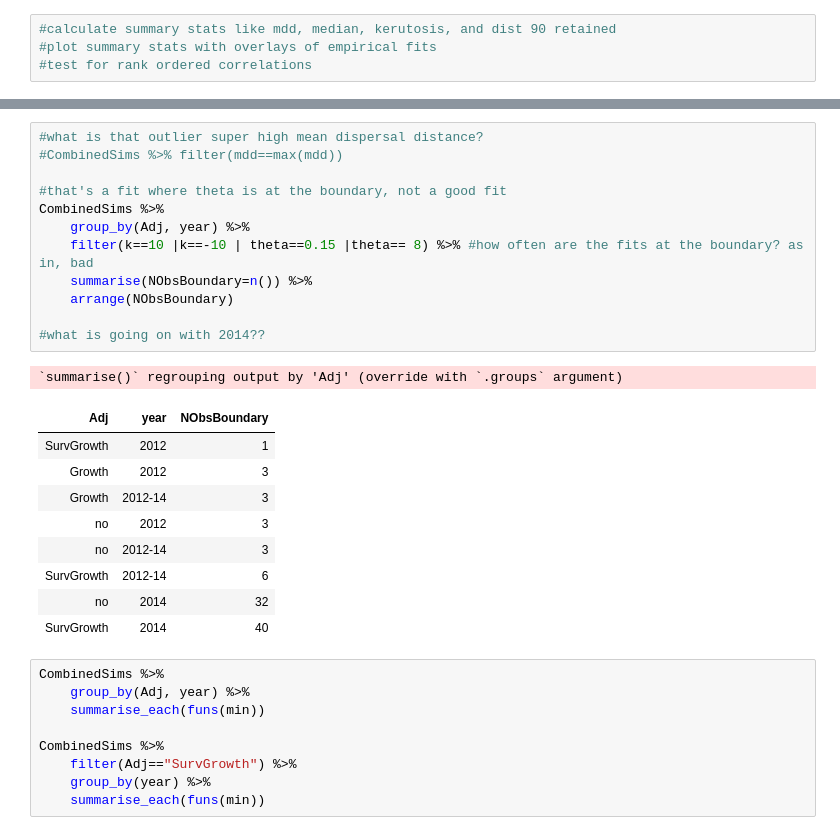
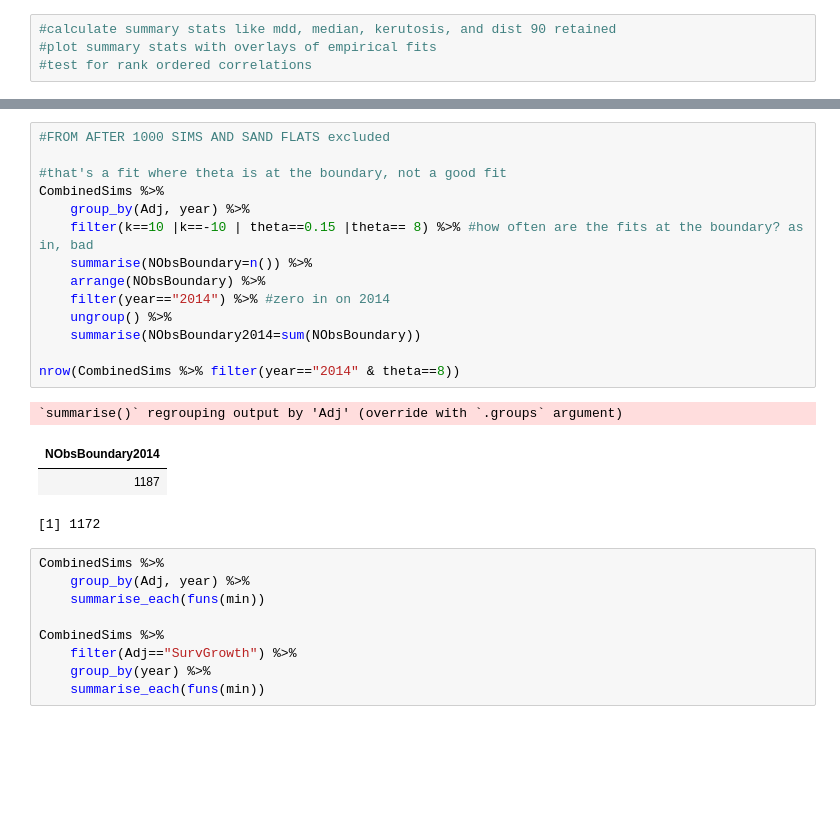
Before and after one commit to pinskylab/CamotesROMS, a Jupyter notebook: notebooks/process_ROMS_kernels.ipynb, the cells around one changed output, grey strips where cells are left out. Drawn from its saved outputs; the diff is of its cells as text; blank space fills up the shorter version.

```diff
--- a/notebooks/process_ROMS_kernels.ipynb
+++ b/notebooks/process_ROMS_kernels.ipynb
@@ -80,26 +110,22 @@ plot(CombinedSims$theta ~ CombinedSims$iteration)
 # %%
-#what is that outlier super high mean dispersal distance?
-#CombinedSims %>% filter(mdd==max(mdd))
+#FROM AFTER 1000 SIMS AND SAND FLATS excluded
 
 #that's a fit where theta is at the boundary, not a good fit
 CombinedSims %>%
     group_by(Adj, year) %>%
     filter(k==10 |k==-10 | theta==0.15 |theta== 8) %>% #how often are the fits at the boundary? as in, bad
     summarise(NObsBoundary=n()) %>%
-    arrange(NObsBoundary)
+    arrange(NObsBoundary) %>%
+    filter(year=="2014") %>% #zero in on 2014
+    ungroup() %>%
+    summarise(NObsBoundary2014=sum(NObsBoundary))
 
-#what is going on with 2014??
+nrow(CombinedSims %>% filter(year=="2014" & theta==8))
 # %% [output]
 `summarise()` regrouping output by 'Adj' (override with `.groups` argument)
-| Adj | year | NObsBoundary |
-| SurvGrowth | 2012 | 1 |
-| Growth | 2012 | 3 |
-| Growth | 2012-14 | 3 |
-| no | 2012 | 3 |
-| no | 2012-14 | 3 |
-| SurvGrowth | 2012-14 | 6 |
-| no | 2014 | 32 |
-| SurvGrowth | 2014 | 40 |
+| NObsBoundary2014 |
+| 1187 |
+[1] 1172
 # %%
 CombinedSims %>%
     group_by(Adj, year) %>%
```
Also changed, not shown: parts of 18 cells of this notebook, 19 other files.
